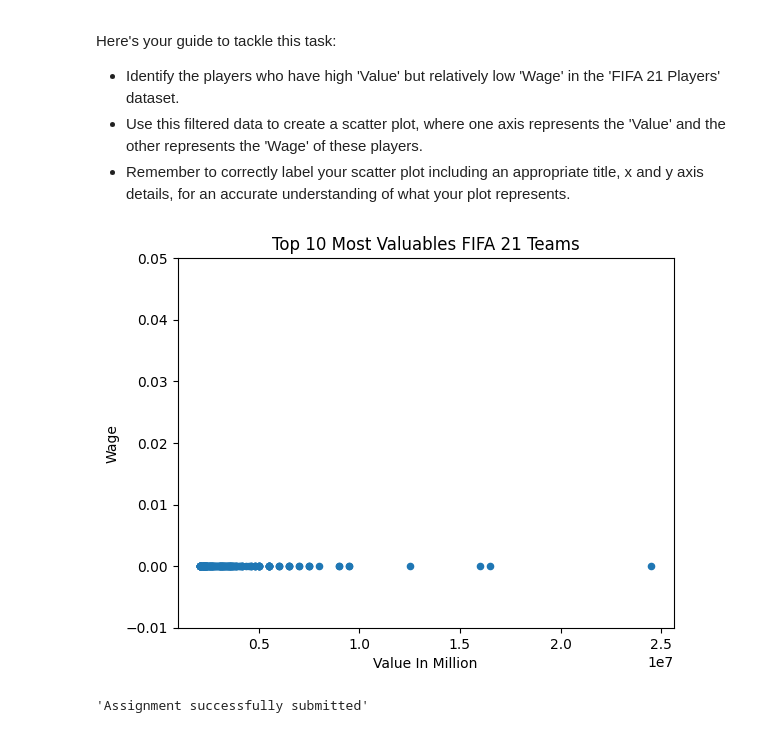
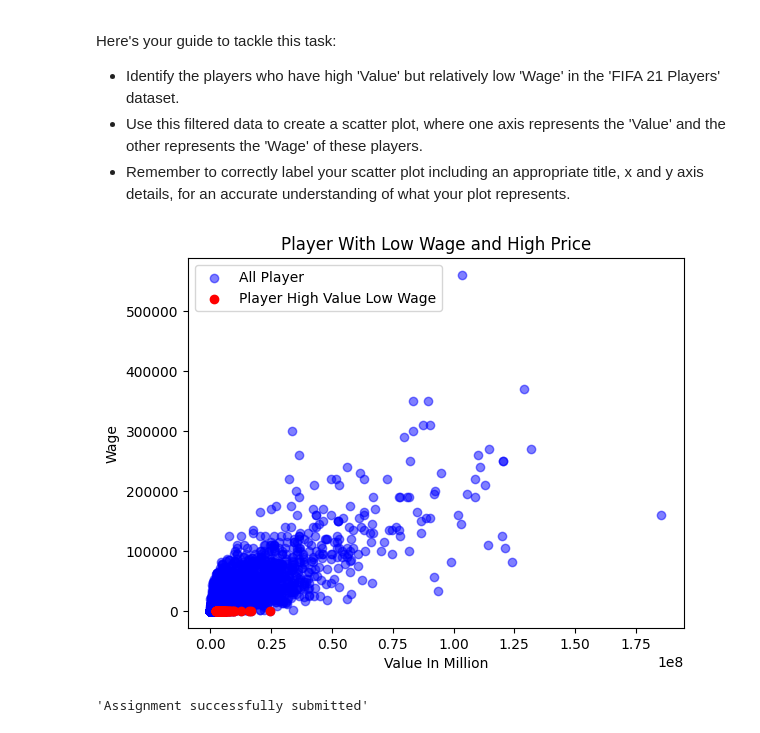
Before and after one commit to silvering-steve/skill-academy-ml, a Jupyter notebook: Notebooks/Projects/Project #1 - Data Cleansing & Visualization using Python/01_fifa21_project.ipynb, the cells around one changed output. Drawn from its saved outputs; the diff is of its cells as text; code cells hidden in the pictures.

```diff
--- a/Notebooks/Projects/Project #1 - Data Cleansing & Visualization using Python/01_fifa21_project.ipynb
+++ b/Notebooks/Projects/Project #1 - Data Cleansing & Visualization using Python/01_fifa21_project.ipynb
@@ -492,23 +496,26 @@ Here's your guide to tackle this task:
 # %%
 # @title #### 10. Scatter Plot Creation - High Value, Underpaid Players
 
 # Put your code here:
 value_up = fifa_df["Value"].quantile(.75) # Get the upper quartile
 wage_down = fifa_df["Wage"].quantile(.25) # Get the lower quartile
 
-filtered_player = fifa_df[(fifa_df["Value"] > value_up) & (fifa_df["Wage"] < wage_down)] # Filter the data
+filtered_player = fifa_df[(fifa_df["Value"] > value_up
+                           ) & (fifa_df["Wage"] < wage_down)] # Filter the data
 
 # The smallest value player have 0 value, 0 wage and doesn't belong to any club
-filtered_player.plot.scatter("Value", "Wage")
-plt.title("Top 10 Most Valuables FIFA 21 Teams")
+plt.scatter(fifa_df["Value"], fifa_df["Wage"], color="blue", label="All Player", alpha=0.5)
+plt.scatter(filtered_player["Value"], filtered_player["Wage"], color="red", label="Player High Value Low Wage")
+plt.title("Player With Low Wage and High Price")
 plt.xlabel("Value In Million")
-plt.ylim(-0.01,0.05)
+plt.ylabel("Wage")
+plt.legend()
 
 plt.savefig('high-value-underpaid-players.jpg', format='jpeg') # save image
 plt.show()
 # ---- End of your code ----
 
 submit_image(student_id, '10. Scatter Plot Creation - High Value, Underpaid Players', './high-value-underpaid-players.jpg')
 # %% [output]
-[figure, old version]
+[figure, new version]
 'Assignment successfully submitted'
```
Also changed, not shown: parts of 2 cells of this notebook, 7 other files.
